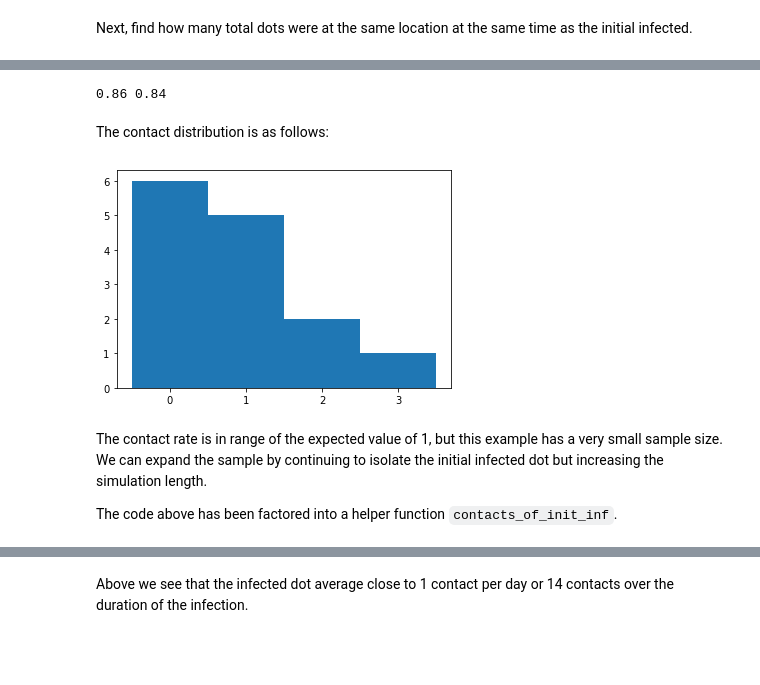
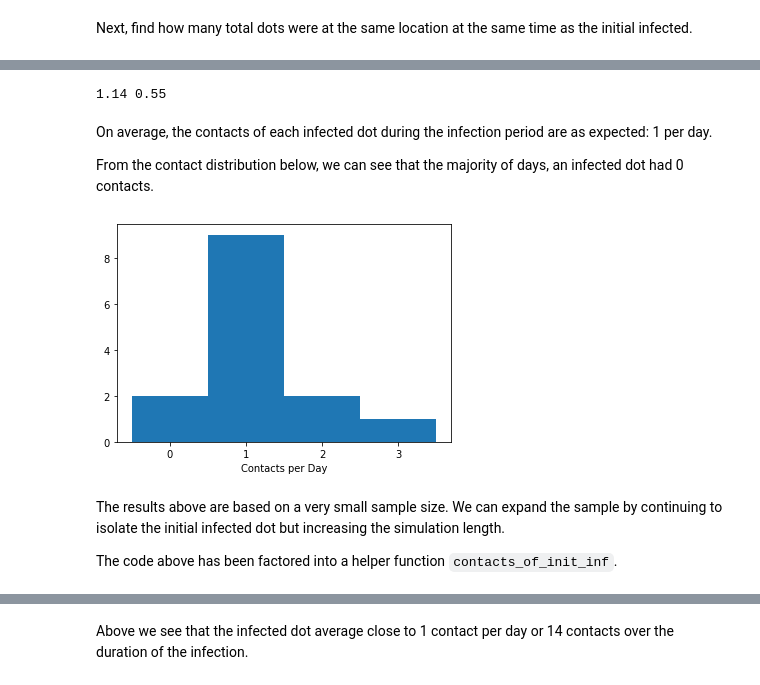
Before and after one commit to rjskene/rknotdocs, a Jupyter notebook: docs/sizing.ipynb, the cells around one changed output, grey strips where cells are left out. Saved outputs shown, nothing was run; the diff lists cells and outputs as text; code cells hidden in the pictures; blank space fills up the shorter version.

```diff
--- a/docs/sizing.ipynb
+++ b/docs/sizing.ipynb
@@ -42,7 +46,7 @@ We will restrict the simulation to just 14 days. We set `dlevel=med`, which sets
 # %%
 params = dict(
-    dlevel='med',
-    R0=3,
+    density=1,
+    R0=2.5,
     infdur=14,
     days=14,
 )
@@ -131,19 +135,20 @@ mean, var, contacts = db['mean, var 1']
 # %%
 print (round(mean, 2), round(var, 2))
 # %% [output]
-0.86 0.84
+1.14 0.55
-# %% [markdown]
-The contact distribution is as follows:
+# %% [markdown]
+On average, the contacts of each infected dot during the infection period are as expected: 1 per day.
+
+From the contact distribution below, we can see that the majority of days, an infected dot had 0 contacts.
 # %%
-import matplotlib.pyplot as plt
-
 plt.hist(contacts, bins=np.arange(contacts.max() + 2) - 0.5)
 plt.xticks(range(contacts.max() + 1))
+plt.xlabel('Contacts per Day')
 plt.show()
 # %% [output]
-[figure, old version]
+[figure, new version]
 # %% [markdown]
-The contact rate is in range of the expected value of 1, but this example has a very small sample size. We can expand the sample by continuing to isolate the initial infected dot but increasing the simulation length.
+The results above are based on a very small sample size. We can expand the sample by continuing to isolate the initial infected dot but increasing the simulation length.
 
 The code above has been factored into a helper function `contacts_of_init_inf`.
 # %%
```
Also changed, not shown: parts of 88 cells of this notebook, 25 other files.
